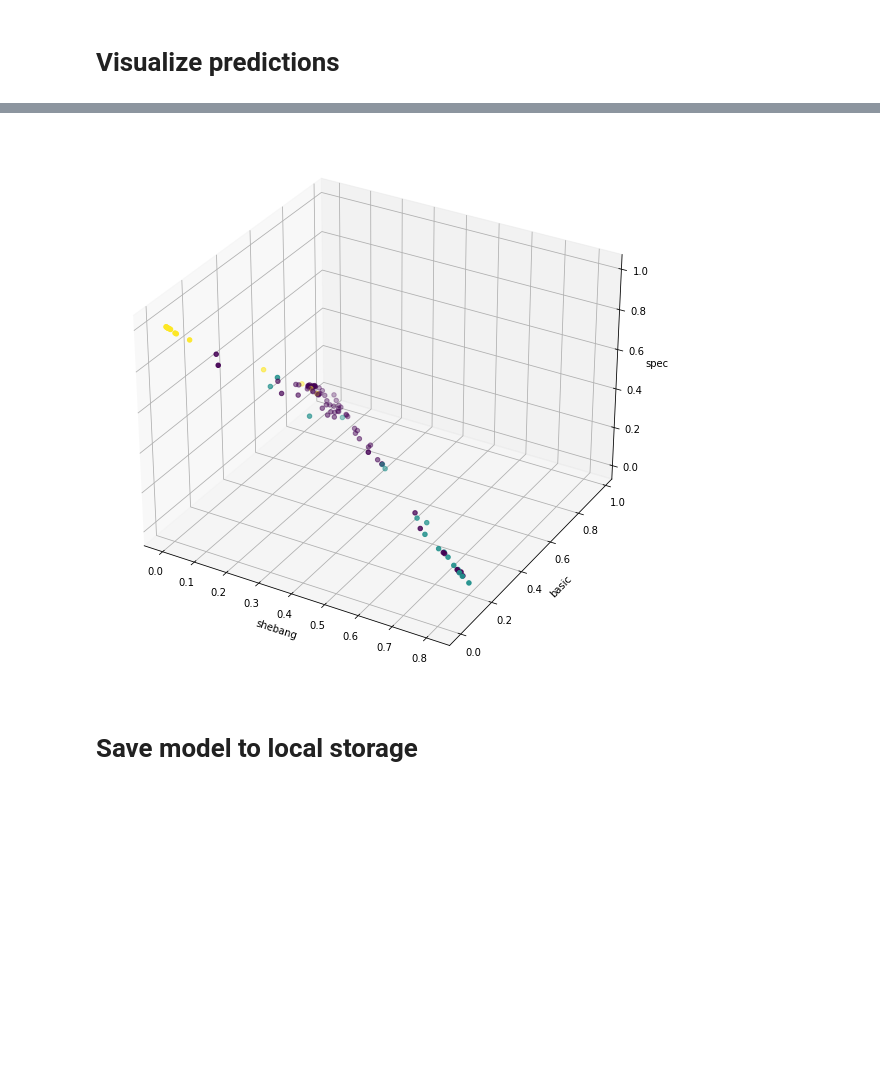
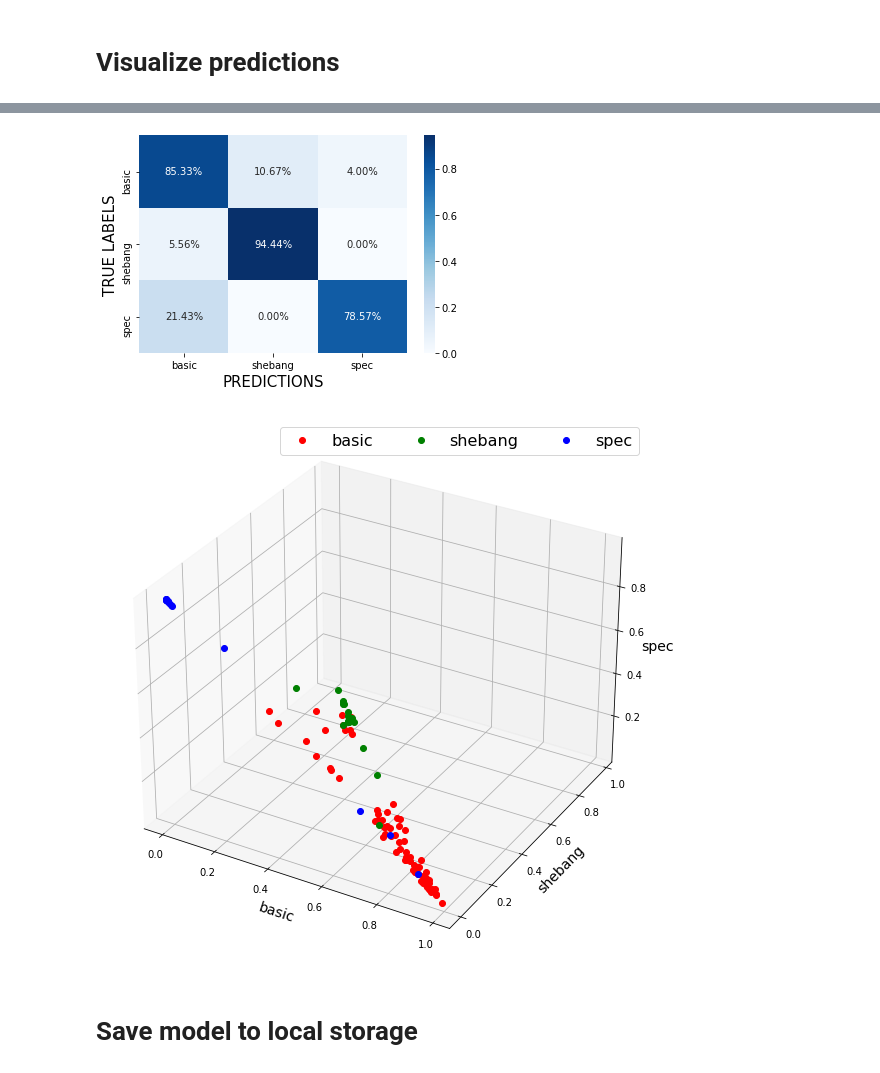
Before and after one commit to semjacko/bachelor_thesis, a Jupyter notebook: classification/model_training.ipynb, the cells around one changed output, grey strips where cells are left out. Cells and saved outputs as stored; diff of their text form; code cells hidden in the pictures; blank space fills up the shorter version.

```diff
--- a/classification/model_training.ipynb
+++ b/classification/model_training.ipynb
@@ -588,4 +598,4 @@ import seaborn as sns
 predicts = model.predict(test_gen)
 Y_pred = predicts.argmax(axis=1)
 Y = graph_labels.iloc[test_graphs.index].values.argmax(axis=1)
-cf_matrix = confusion_matrix(Y, Y_pred)
+cf_matrix = confusion_matrix(Y, Y_pred, normalize='true')
@@ -605,15 +602,10 @@ res['spec'] = predicts[:,2]
-# %%
-fig = plt.figure(figsize=(10,10))
-ax = plt.axes(projection='3d')
-ax.scatter(
-    xs=res["shebang"],
-    ys=res["basic"],
-    zs=res["spec"],
-    c=Y
-)
-ax.set_xlabel('shebang')
-ax.set_ylabel('basic')
-ax.set_zlabel('spec')
-plt.show()
-# %% [output]
-[figure, removed]
+# %%
+labels = ['basic', 'shebang', 'spec']
+ax = sns.heatmap(cf_matrix, annot=True, fmt='.2%', cmap='Blues', xticklabels=labels, yticklabels=labels)
+
+plt.xlabel('PREDICTIONS', fontsize = 15)
+plt.ylabel('TRUE LABELS', fontsize = 15)
+
+plt.show()
+# %% [output]
+[figure, added]
@@ -620,3 +617,22 @@ plt.show()
+# %%
+import matplotlib.pyplot as plt
+fig = plt.figure(figsize=(10,10))
+
+ax = plt.subplot(projection='3d')
+
+ax.plot(res["basic"][:,0], res["basic"][:,1], res["basic"][:,2], 'o', color='r', label='basic')
+ax.plot(res["shebang"][:,0], res["shebang"][:,1], res["shebang"][:,2], 'o', color='g', label='shebang')
+ax.plot(res["spec"][:,0], res["spec"][:,1], res["spec"][:,2], 'o', color='b', label='spec')
+
+ax.set_xlabel('basic', fontsize=14)
+ax.set_ylabel('shebang', fontsize=14)
+ax.set_zlabel('spec', fontsize=14)
+
+plt.legend(loc='upper right', ncol=3, fontsize=16)
+
+plt.show()
+# %% [output]
+[figure, added]
 # %% [markdown]
 # Save model to local storage
 # %%
```
Also changed, not shown: parts of 34 cells of this notebook, 1 other file.
